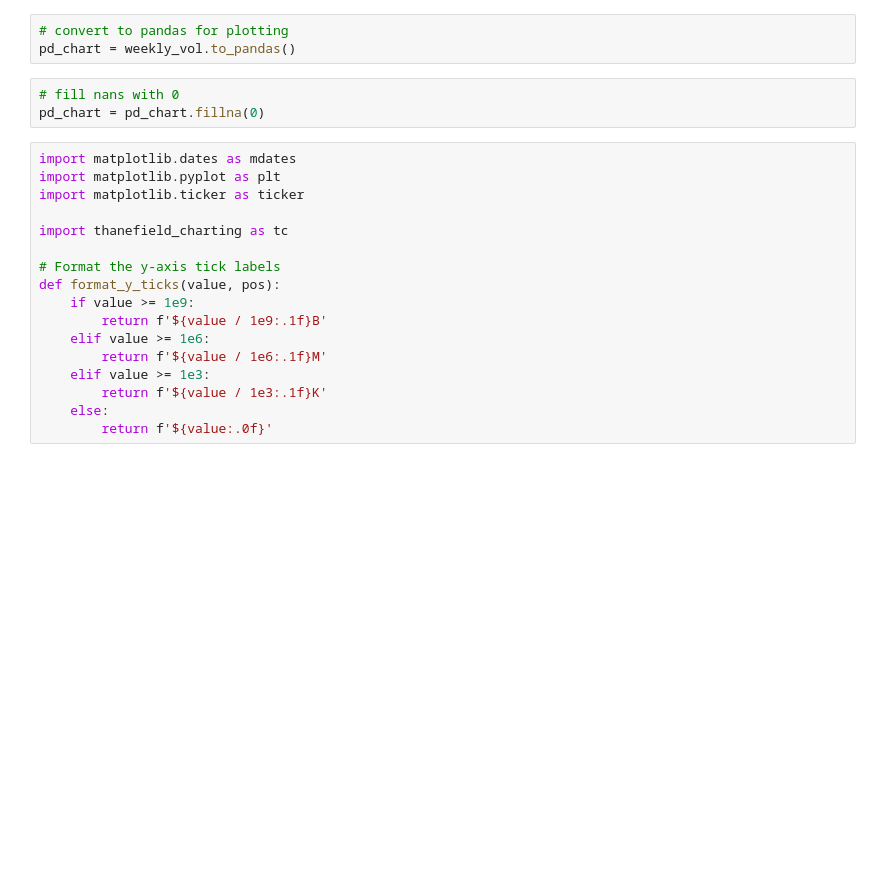
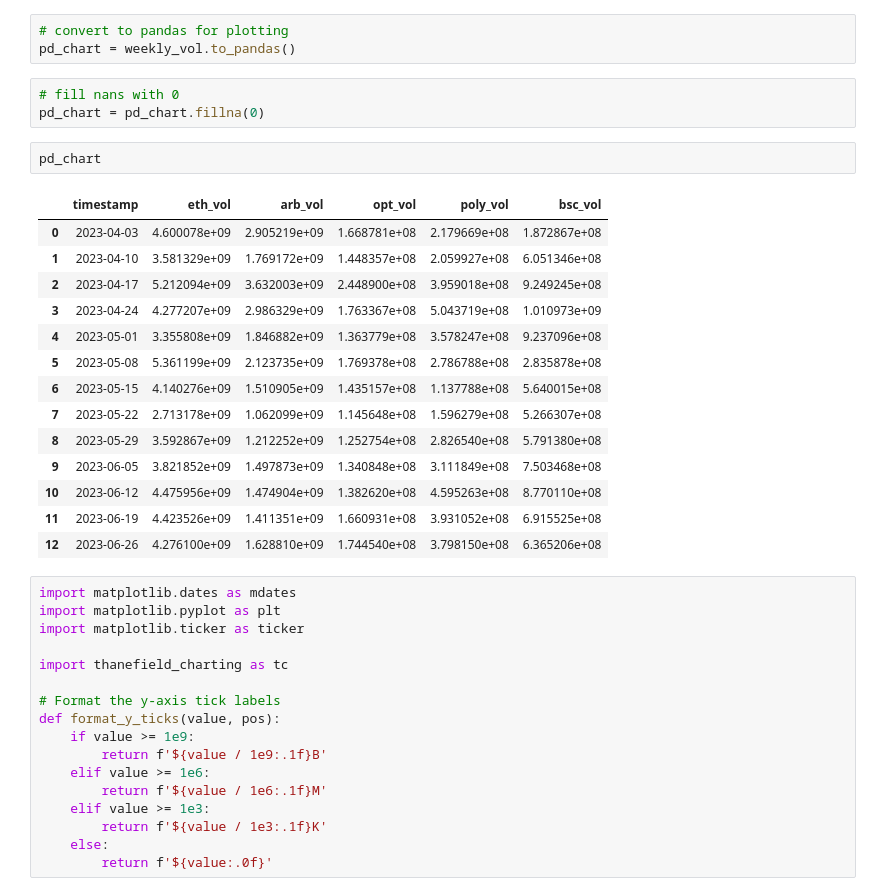
Before and after one commit to Evan-Kim2028/cross_chain_dexes, a Jupyter notebook: flow_dex_weekly_vol.ipynb, the cells around one changed output. Cells and saved outputs as stored; diff of their text form; blank space fills up the shorter version.

```diff
--- a/flow_dex_weekly_vol.ipynb
+++ b/flow_dex_weekly_vol.ipynb
@@ -211,6 +92,23 @@ pd_chart = weekly_vol.to_pandas()
 # %%
 # fill nans with 0
 pd_chart = pd_chart.fillna(0)
+# %%
+pd_chart
+# %% [output]
+|  | timestamp | eth_vol | arb_vol | opt_vol | poly_vol | bsc_vol |
+| 0 | 2023-04-03 | 4.600078e+09 | 2.905219e+09 | 1.668781e+08 | 2.179669e+08 | 1.872867e+08 |
+| 1 | 2023-04-10 | 3.581329e+09 | 1.769172e+09 | 1.448357e+08 | 2.059927e+08 | 6.051346e+08 |
+| 2 | 2023-04-17 | 5.212094e+09 | 3.632003e+09 | 2.448900e+08 | 3.959018e+08 | 9.249245e+08 |
+| 3 | 2023-04-24 | 4.277207e+09 | 2.986329e+09 | 1.763367e+08 | 5.043719e+08 | 1.010973e+09 |
+| 4 | 2023-05-01 | 3.355808e+09 | 1.846882e+09 | 1.363779e+08 | 3.578247e+08 | 9.237096e+08 |
+| 5 | 2023-05-08 | 5.361199e+09 | 2.123735e+09 | 1.769378e+08 | 2.786788e+08 | 2.835878e+08 |
+| 6 | 2023-05-15 | 4.140276e+09 | 1.510905e+09 | 1.435157e+08 | 1.137788e+08 | 5.640015e+08 |
+| 7 | 2023-05-22 | 2.713178e+09 | 1.062099e+09 | 1.145648e+08 | 1.596279e+08 | 5.266307e+08 |
+| 8 | 2023-05-29 | 3.592867e+09 | 1.212252e+09 | 1.252754e+08 | 2.826540e+08 | 5.791380e+08 |
+| 9 | 2023-06-05 | 3.821852e+09 | 1.497873e+09 | 1.340848e+08 | 3.111849e+08 | 7.503468e+08 |
+| 10 | 2023-06-12 | 4.475956e+09 | 1.474904e+09 | 1.382620e+08 | 4.595263e+08 | 8.770110e+08 |
+| 11 | 2023-06-19 | 4.423526e+09 | 1.411351e+09 | 1.660931e+08 | 3.931052e+08 | 6.915525e+08 |
+| 12 | 2023-06-26 | 4.276100e+09 | 1.628810e+09 | 1.744540e+08 | 3.798150e+08 | 6.365206e+08 |
 # %%
 import matplotlib.dates as mdates
 import matplotlib.pyplot as plt
```
Also changed, not shown: parts of 14 cells of this notebook.
